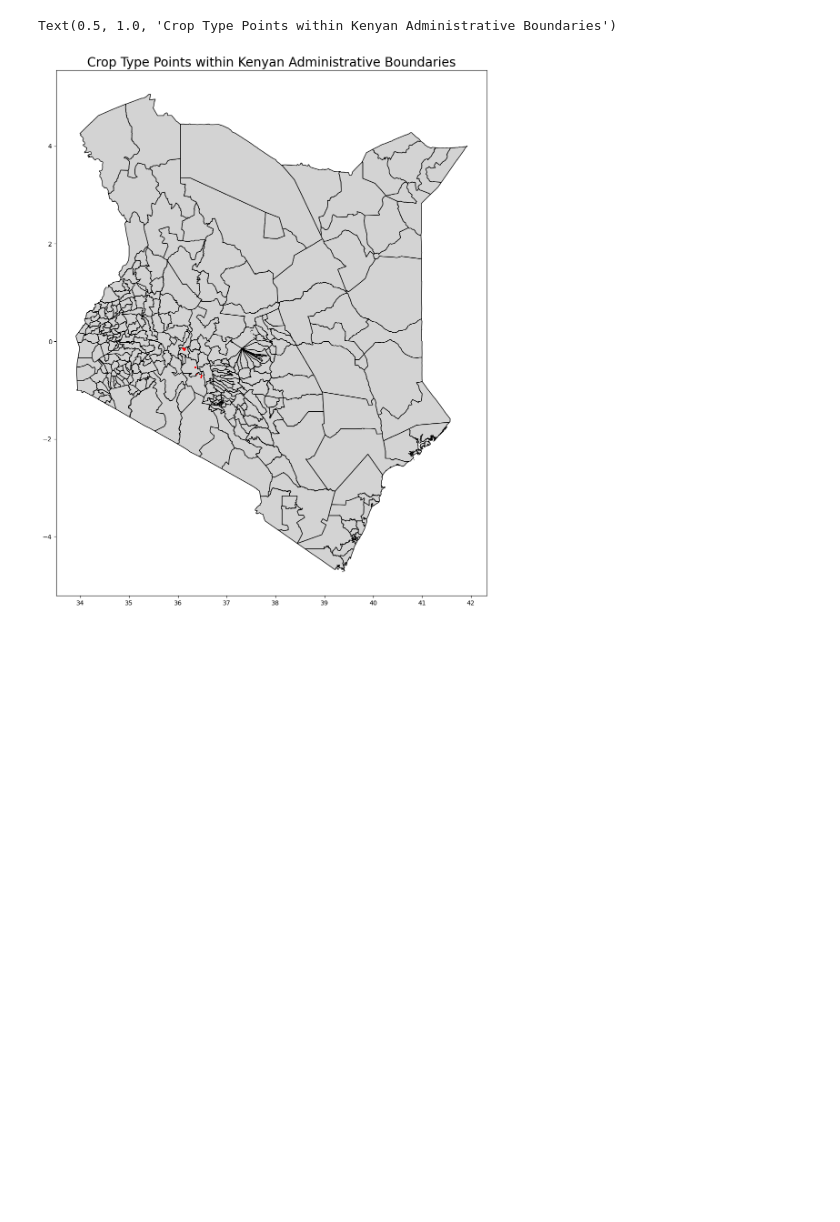
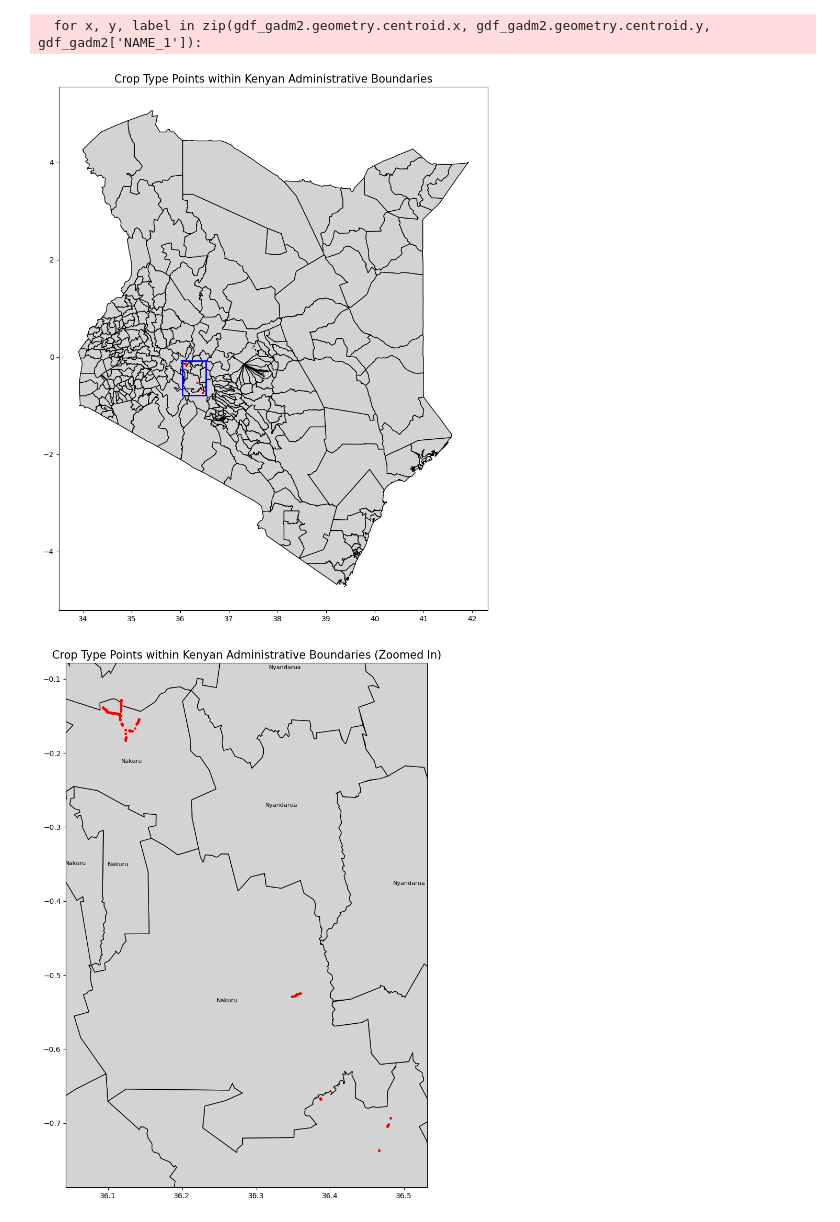
Before and after one commit to nasaharvest/street2sat, a Jupyter notebook: new_point_plotting.ipynb, the cells around one changed output. Drawn from its saved outputs; the diff is of its cells as text; code cells hidden in the pictures; blank space fills up the shorter version.

```diff
--- a/new_point_plotting.ipynb
+++ b/new_point_plotting.ipynb
@@ -11,23 +11,60 @@
 # %%
 import geopandas as gpd
 from shapely.geometry import Point
+from matplotlib.patches import Rectangle
 
 gdf_gadm2 = gpd.read_file("https://geodata.ucdavis.edu/gadm/gadm4.1/json/gadm41_KEN_2.json")
 geometry = [Point(xy) for xy in zip(df["lon"], df["lat"])]
 gdf_points = gpd.GeoDataFrame(df, geometry=geometry, crs="EPSG:4326")
 
+min_lon, max_lon = df["lon"].min(), df["lon"].max()
+min_lat, max_lat = df["lat"].min(), df["lat"].max()
+
+x_min, x_max = [min_lon - 0.05, max_lon + 0.05]
+y_min, y_max = [min_lat - 0.05, max_lat + 0.05]
+
 import matplotlib.pyplot as plt
 
-ax = gdf_gadm2.plot(facecolor="lightgray", edgecolor="black", figsize=(15, 15))
+# Zoomed-out version
+
+ax = gdf_gadm2.plot(facecolor="lightgray", edgecolor="black", figsize=(13, 13))
 
 gdf_points.plot(
     ax=ax,
     marker='o',
     color='red',
     markersize=1,
 )
 
-plt.title("Crop Type Points within Kenyan Administrative Boundaries", fontsize=20)
+rect = Rectangle((x_min, y_min), x_max - x_min, y_max - y_min,
+                 linewidth=2, edgecolor='blue', facecolor='none', linestyle='-')
+
+ax.add_patch(rect)
+
+plt.title("Crop Type Points within Kenyan Administrative Boundaries", fontsize=15)
+
+# Zoomed-in version
+
+ax = gdf_gadm2.plot(facecolor="lightgray", edgecolor="black", figsize=(13, 13))
+
+gdf_points.plot(
+    ax=ax,
+    marker='o',
+    color='red',
+    markersize=3,
+)
+
+ax.set_xlim([x_min, x_max])
+ax.set_ylim([y_min, y_max])
+
+for x, y, label in zip(gdf_gadm2.geometry.centroid.x, gdf_gadm2.geometry.centroid.y, gdf_gadm2['NAME_1']):
+  if x_min <= x <= x_max and y_min <= y <= y_max:
+    ax.text(x, y, label, fontsize=8, ha='center')
+
+plt.title("Crop Type Points within Kenyan Administrative Boundaries (Zoomed In)", fontsize=15)
+
+plt.show()
 # %% [output]
-Text(0.5, 1.0, 'Crop Type Points within Kenyan Administrative Boundaries')
+  for x, y, label in zip(gdf_gadm2.geometry.centroid.x, gdf_gadm2.geometry.centroid.y, gdf_gadm2['NAME_1']):
-[figure, old version]
+[figure, new version]
+[figure, added]
```
Also changed, not shown: parts of 1 cell of this notebook.
